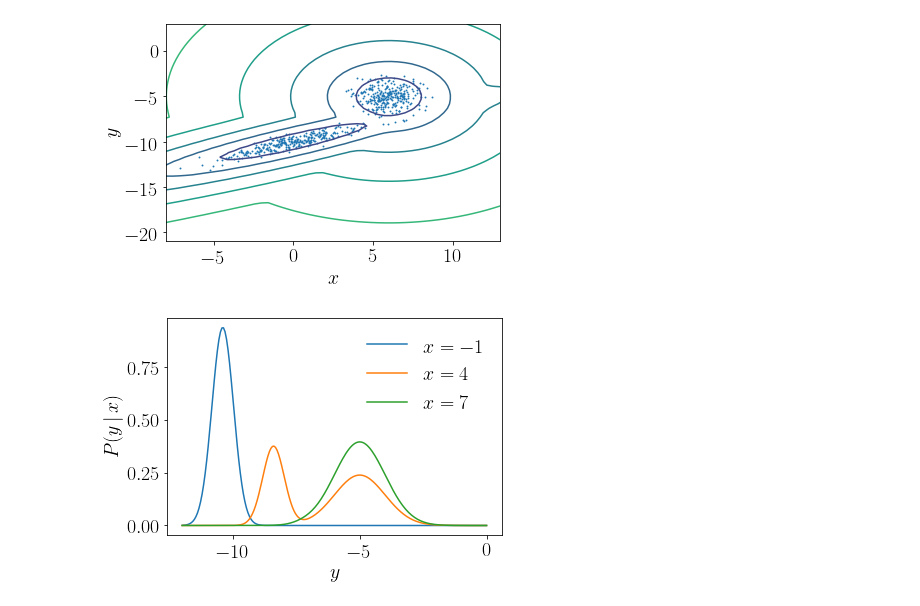
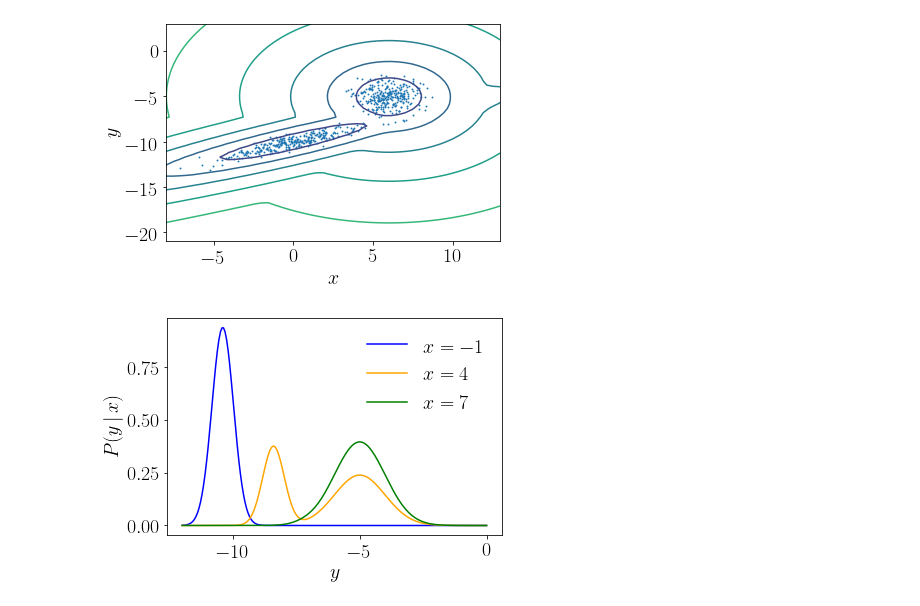
Before and after one commit to tmcclintock/ConditionalGMM, a Jupyter notebook: notebooks/Conditional PDFs of a GMM.ipynb, the cells around one changed output. Drawn from its saved outputs; the diff is of its cells as text; code cells hidden in the pictures.

```diff
--- a/notebooks/Conditional PDFs of a GMM.ipynb
+++ b/notebooks/Conditional PDFs of a GMM.ipynb
@@ -31,6 +31,7 @@ np.random.seed(0)
 # %%
 plt.rc("text", usetex=True)
 plt.rc("font", size=20, family="serif")
+colors = ["blue", "orange", "green"]
 # %%
 # generate a random sample from two components
 n_samples = 600 #for each component
@@ -76,12 +77,12 @@ plt.savefig("figures/scatter_contour_2comps.png", dpi=300, bbox_inches="tight")
 # %%
 y = np.linspace(-12, 0, 200)
 x_obs = np.array([-1, 4, 7])
 for i, x in enumerate(x_obs):
     y_cpdf = np.array([cGMM.conditional_pdf([yi], x) for yi in y])
-    plt.plot(y, y_cpdf, label=r"$x={x}$".format(x=x))
+    plt.plot(y, y_cpdf, label=r"$x={x}$".format(x=x), color=colors[i])
 plt.xlabel(r"$y$")
 plt.ylabel(r"$P(y\,|\,x)$")
 plt.legend(frameon=False)
 plt.savefig("figures/cPDF_2comps.png", dpi=300, bbox_inches="tight");
 # %% [output]
-[figure, old version]
+[figure, new version]
```
Also changed, not shown: parts of 1 cell of this notebook, 3 other files.
